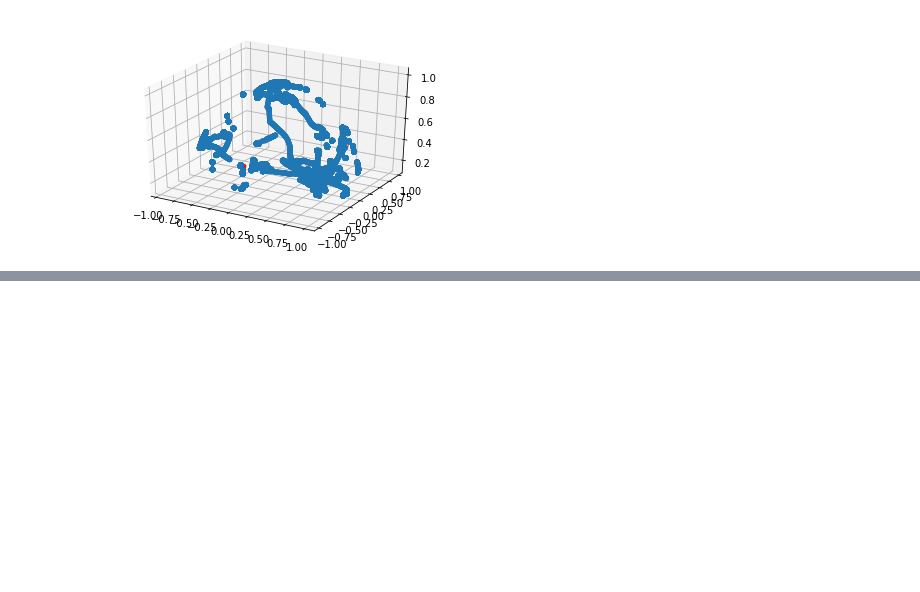
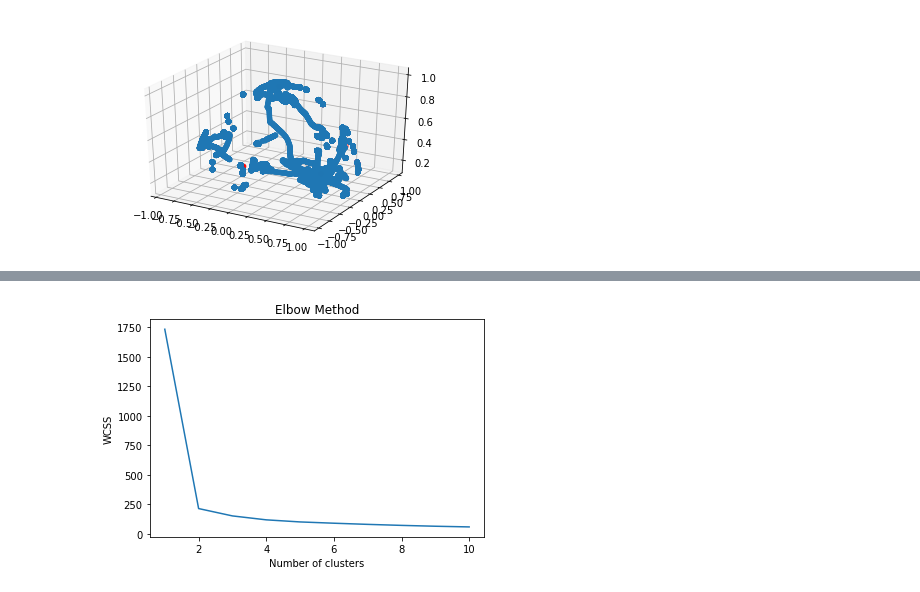
Before and after one commit to yihanhu97/SoundMapping-ODAS, a Jupyter notebook: postprocessing/extractDirectionality.ipynb, the cells around one changed output, grey strips where cells are left out. Saved outputs shown, nothing was run; the diff lists cells and outputs as text; code cells hidden in the pictures; blank space fills up the shorter version.

```diff
--- a/postprocessing/extractDirectionality.ipynb
+++ b/postprocessing/extractDirectionality.ipynb
@@ -111,9 +111,10 @@ Returns a dataframe with the following columns:<br>
 # %%
 def mergeDirectionalities():
     #create dataframe
-    df = pd.DataFrame(columns = ['Timestamp', 'Time', 'Microphone Number', 'Source ID', 'X', 'Y', 'Z', 'Activity'])
+    df = pd.DataFrame(columns = ['Timestamp', 'Time', 'Time In Seconds', 'Microphone Number', 'Source ID', 'X', 'Y', 'Z', 'Activity'])
     for i in range(4):
-        for filename in glob.glob("/Users/ardelalegre/CSE4223-ODAS/data/recordings" + str(i) + "/*.log"):
+        for filename in glob.glob("/home/ardelalegre/CSE4223-ODAS/data/recordings" + str(i) + "/*.log"):
+        #for filename in glob.glob("notast4ing"):
             with open(filename, 'r') as f:
                 firstline = f.readline()
             if firstline == "SST log contains no useful data\n":
@@ -150,3 +148,0 @@ def diectionalitiesOfMicrophone(microphone_directory):
-# %%
-df = mergeDirectionalities()
-df.head(20)
@@ -271,0 +298,8 @@ ax.scatter(d['X'].values,d['Y'].values, d['Z'])
+# %%
+def csv_to_dataframe(mic_number):
+    df = pd.DataFrame(columns = ['Timestamp', 'Time', 'Time In Seconds', 'Microphone Number', 'Source ID', 'X', 'Y', 'Z', 'Activity'])
+    for filename in glob.glob("/home/ardelalegre/CSE4223-ODAS/data/recordings" + str(mic_number) + '/*.csv'):
+        df = df.append(pd.read_csv(filename))
+    return df
+# %%
+df = csv_to_dataframe(0)
@@ -271,0 +326,15 @@ ax.scatter(d['X'].values,d['Y'].values, d['Z'])
+# %%
+x = df[['X', 'Y', 'Z']].values
+
+wcss = []
+for i in range(1, 11):
+    kmeans = KMeans(n_clusters=i, init='k-means++', max_iter=3000, n_init=10, random_state=0)
+    kmeans.fit(x)
+    wcss.append(kmeans.inertia_)
+plt.plot(range(1, 11), wcss)
+plt.title('Elbow Method')
+plt.xlabel('Number of clusters')
+plt.ylabel('WCSS')
+plt.show()
+# %% [output]
+[figure, added]
```
Also changed, not shown: parts of 15 cells of this notebook, 57 other files.
